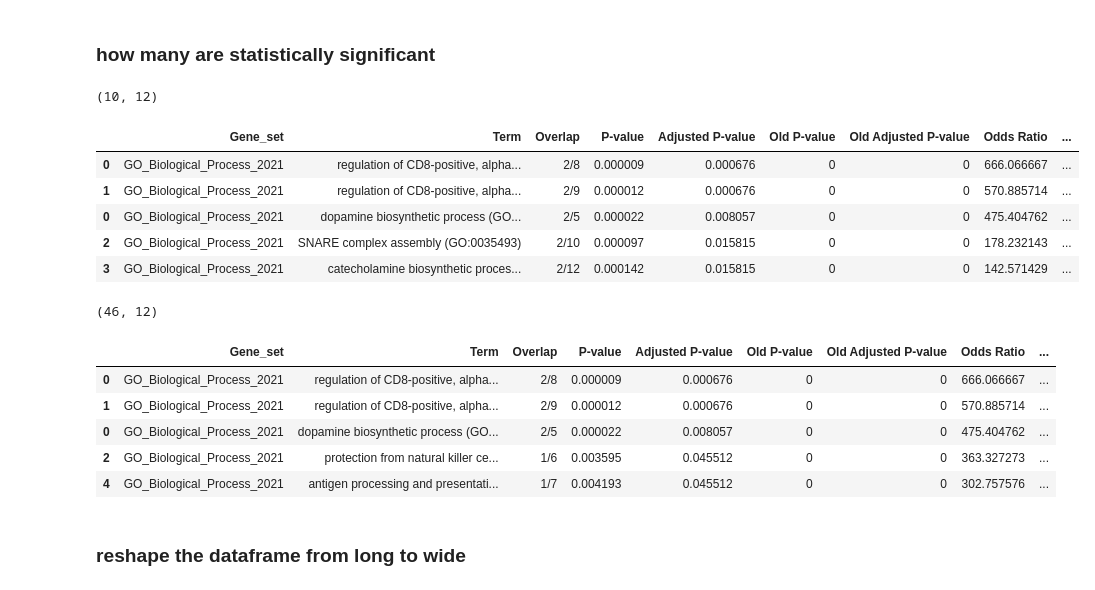
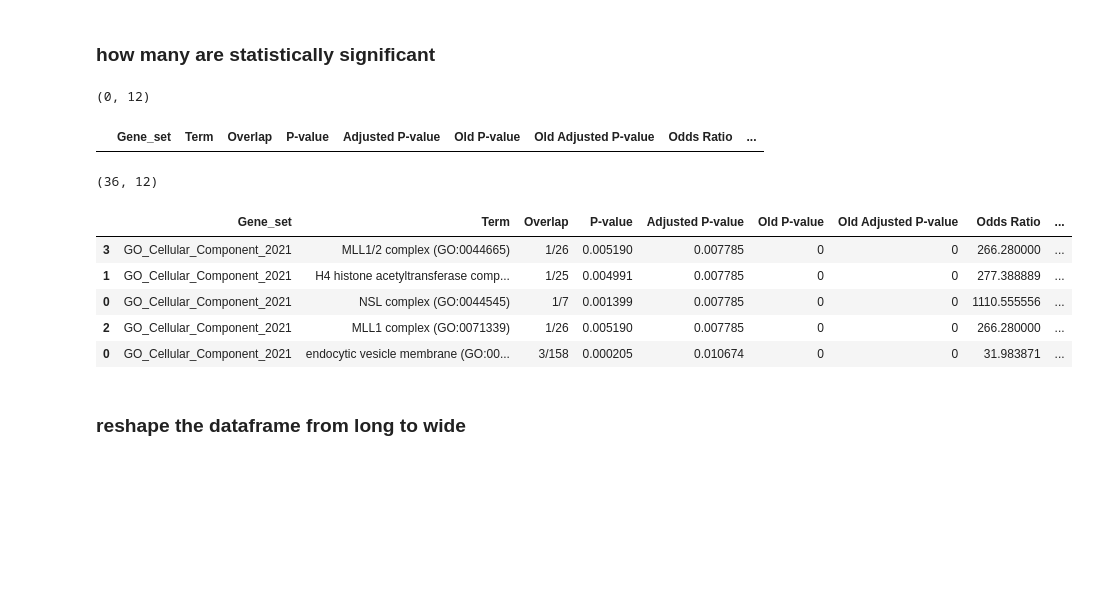
Before and after one commit to FOUNDINPD/foundin_qtl, a Jupyter notebook: figures/gsea_enrichr.ipynb, the cells around one changed output. Saved outputs shown, nothing was run; the diff lists cells and outputs as text; code cells hidden in the pictures; blank space fills up the shorter version.

```diff
--- a/figures/gsea_enrichr.ipynb
+++ b/figures/gsea_enrichr.ipynb
@@ -27,6 +28,7 @@ from os.path import exists
 #### set notebook variables
 # %%
 # parameters
+gene_set = 'GO_Cellular_Component_2021' # 'GO_Cellular_Component_2021', 'GO_Biological_Process_2021', 'KEGG_2021_Human'
 # %%
 # naming
 cohort = 'foundin'
@@ -40,20 +42,21 @@ figures_dir = f'{wrk_dir}/figures'
 # input files
 
 # output files
-figure_file = f'{figures_dir}/{cohort}.colocalization.{dx}.gsea_enrichr.png'
-results_file = f'{figures_dir}/{cohort}.colocalization.{dx}.gsea_enrichr.csv'
+figure_file = f'{figures_dir}/{cohort}.colocalization.{dx}.{gene_set}.gsea_enrichr.png'
+results_file = f'{figures_dir}/{cohort}.colocalization.{dx}.{gene_set}.gsea_enrichr.csv'
 
 # variables
 DEBUG = False
 dpi_value = 100
 alpha = 0.05
-marker_sets = ['GO_Biological_Process_2021',
-               'GO_Cellular_Component_2021',
-               'KEGG_2021_Human']
+# marker_sets = ['GO_Biological_Process_2021',
+#                'GO_Cellular_Component_2021',
+#                'KEGG_2021_Human']
 modalities = ['DAn-meta',
               'Bryois-ExN', 'Bryois-InN', 'Bryois-Micro',
               'Bryois-Astro', 'Bryois-Oligo', 'Bryois-Endo', 'Bryois-Peri']
-min_h4 = 0.2
+min_h4 = 0.5
+PAUSE_AMT = 2
 # %% [markdown]
 ### format each modality's gene list
 # %%
@@ -117,5 +120,5 @@ def compute_fdr(pvalues):
     bh_adj = smm.fdrcorrection(pvalues)
     return bh_adj[1]
 # %%
-for gene_set in marker_sets:
-    print(gene_set)
+# for gene_set in marker_sets:
+#     print(gene_set)
@@ -128,8 +127,9 @@ results = []
 for modality, gene_list in gene_sets.items():
     print(f'\n########### {modality} ###########')
     # gene_list = list(set(gene_list) | set(monogenic_genes))
-    for gene_set in marker_sets:
-        print(f'\n+++++++++++ {gene_set} +++++++++++')
-        results.append(find_enrichment(modality, gene_list, gene_set, verbose=False))
+    # for gene_set in marker_sets:
+    #     print(f'\n+++++++++++ {gene_set} +++++++++++')
+    results.append(find_enrichment(modality, gene_list, gene_set, verbose=False))
+    sleep(PAUSE_AMT)
 # %% [output]
 ########### DAn-meta ###########
@@ -176,25 +174,21 @@ results_df.to_csv(results_file)
 ### how many are statistically significant
 # %%
 print(results_df.loc[results_df.bh_fdr <= alpha].shape)
-display(results_df.loc[results_df.bh_fdr <= alpha].sort_values('Combined Score', ascending=False).head())
+display(results_df.loc[results_df.bh_fdr <= alpha].sort_values('bh_fdr').head())
 
 print(results_df.loc[results_df['Adjusted P-value'] <= alpha].shape)
-display(results_df.loc[results_df['Adjusted P-value'] <= alpha].sort_values('Combined Score', ascending=False).head())
+# display(results_df.loc[results_df['Adjusted P-value'] <= alpha].sort_values('Combined Score', ascending=False).head())
+display(results_df.loc[results_df['Adjusted P-value'] <= alpha].sort_values('Adjusted P-value').head())
 # %% [output]
-(10, 12)
+(0, 12)
 |  | Gene_set | Term | Overlap | P-value | Adjusted P-value | Old P-value | Old Adjusted P-value | Odds Ratio | ... |
-| 0 | GO_Biological_Process_2021 | regulation of CD8-positive, alpha... | 2/8 | 0.000009 | 0.000676 | 0 | 0 | 666.066667 | ... |
-| 1 | GO_Biological_Process_2021 | regulation of CD8-positive, alpha... | 2/9 | 0.000012 | 0.000676 | 0 | 0 | 570.885714 | ... |
-| 0 | GO_Biological_Process_2021 | dopamine biosynthetic process (GO... | 2/5 | 0.000022 | 0.008057 | 0 | 0 | 475.404762 | ... |
-| 2 | GO_Biological_Process_2021 | SNARE complex assembly (GO:0035493) | 2/10 | 0.000097 | 0.015815 | 0 | 0 | 178.232143 | ... |
-| 3 | GO_Biological_Process_2021 | catecholamine biosynthetic proces... | 2/12 | 0.000142 | 0.015815 | 0 | 0 | 142.571429 | ... |
-(46, 12)
+(36, 12)
 |  | Gene_set | Term | Overlap | P-value | Adjusted P-value | Old P-value | Old Adjusted P-value | Odds Ratio | ... |
-| 0 | GO_Biological_Process_2021 | regulation of CD8-positive, alpha... | 2/8 | 0.000009 | 0.000676 | 0 | 0 | 666.066667 | ... |
-| 1 | GO_Biological_Process_2021 | regulation of CD8-positive, alpha... | 2/9 | 0.000012 | 0.000676 | 0 | 0 | 570.885714 | ... |
-| 0 | GO_Biological_Process_2021 | dopamine biosynthetic process (GO... | 2/5 | 0.000022 | 0.008057 | 0 | 0 | 475.404762 | ... |
-| 2 | GO_Biological_Process_2021 | protection from natural killer ce... | 1/6 | 0.003595 | 0.045512 | 0 | 0 | 363.327273 | ... |
-| 4 | GO_Biological_Process_2021 | antigen processing and presentati... | 1/7 | 0.004193 | 0.045512 | 0 | 0 | 302.757576 | ... |
+| 3 | GO_Cellular_Component_2021 | MLL1/2 complex (GO:0044665) | 1/26 | 0.005190 | 0.007785 | 0 | 0 | 266.280000 | ... |
+| 1 | GO_Cellular_Component_2021 | H4 histone acetyltransferase comp... | 1/25 | 0.004991 | 0.007785 | 0 | 0 | 277.388889 | ... |
+| 0 | GO_Cellular_Component_2021 | NSL complex (GO:0044545) | 1/7 | 0.001399 | 0.007785 | 0 | 0 | 1110.555556 | ... |
+| 2 | GO_Cellular_Component_2021 | MLL1 complex (GO:0071339) | 1/26 | 0.005190 | 0.007785 | 0 | 0 | 266.280000 | ... |
+| 0 | GO_Cellular_Component_2021 | endocytic vesicle membrane (GO:00... | 3/158 | 0.000205 | 0.010674 | 0 | 0 | 31.983871 | ... |
 # %% [markdown]
 ### reshape the dataframe from long to wide
 # %%
```
Also changed, not shown: parts of 11 cells of this notebook, 2 other files.
